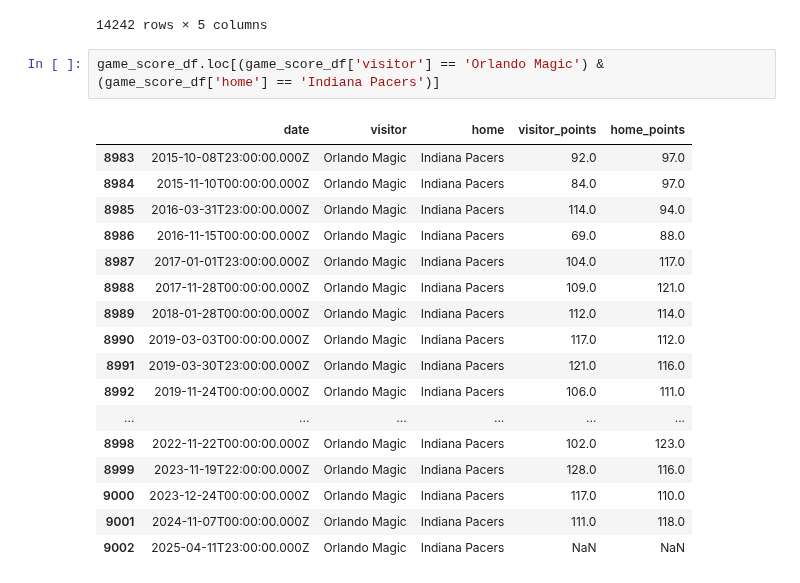
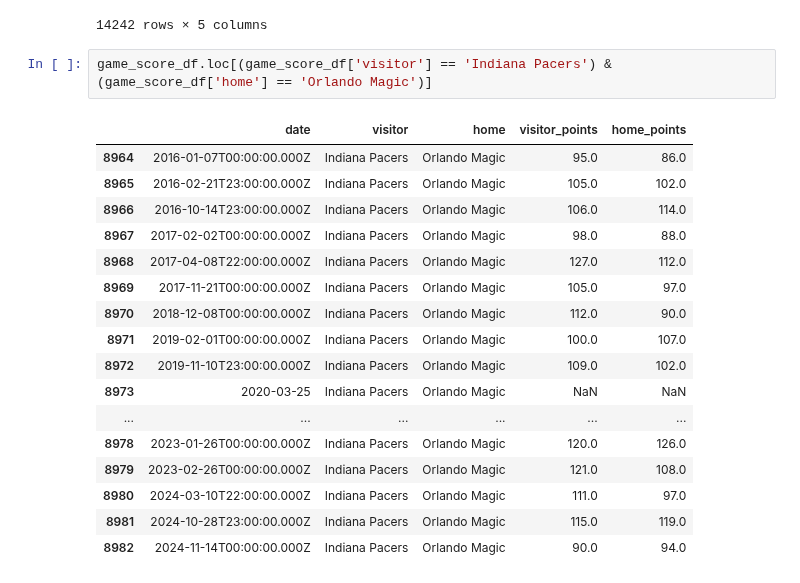
Before and after one commit to VincentGordon-Data-Analyst/nba-api, a Jupyter notebook: API-ETL.ipynb, the cells around one changed output. Drawn from its saved outputs; the diff is of its cells as text.

```diff
--- a/API-ETL.ipynb
+++ b/API-ETL.ipynb
@@ -287,22 +287,22 @@ game_score_df
 | 14241 | 2025-01-24T02:00:00.000Z | Washington Wizards | Utah Jazz | NaN | NaN |
 14242 rows × 5 columns
 # %%
-game_score_df.loc[(game_score_df['visitor'] == 'Orlando Magic') & (game_score_df['home'] == 'Indiana Pacers')]
+game_score_df.loc[(game_score_df['visitor'] == 'Indiana Pacers') & (game_score_df['home'] == 'Orlando Magic')]
 # %% [output]
 |  | date | visitor | home | visitor_points | home_points |
-| 8983 | 2015-10-08T23:00:00.000Z | Orlando Magic | Indiana Pacers | 92.0 | 97.0 |
-| 8984 | 2015-11-10T00:00:00.000Z | Orlando Magic | Indiana Pacers | 84.0 | 97.0 |
-| 8985 | 2016-03-31T23:00:00.000Z | Orlando Magic | Indiana Pacers | 114.0 | 94.0 |
-| 8986 | 2016-11-15T00:00:00.000Z | Orlando Magic | Indiana Pacers | 69.0 | 88.0 |
-| 8987 | 2017-01-01T23:00:00.000Z | Orlando Magic | Indiana Pacers | 104.0 | 117.0 |
-| 8988 | 2017-11-28T00:00:00.000Z | Orlando Magic | Indiana Pacers | 109.0 | 121.0 |
-| 8989 | 2018-01-28T00:00:00.000Z | Orlando Magic | Indiana Pacers | 112.0 | 114.0 |
-| 8990 | 2019-03-03T00:00:00.000Z | Orlando Magic | Indiana Pacers | 117.0 | 112.0 |
-| 8991 | 2019-03-30T23:00:00.000Z | Orlando Magic | Indiana Pacers | 121.0 | 116.0 |
-| 8992 | 2019-11-24T00:00:00.000Z | Orlando Magic | Indiana Pacers | 106.0 | 111.0 |
+| 8964 | 2016-01-07T00:00:00.000Z | Indiana Pacers | Orlando Magic | 95.0 | 86.0 |
+| 8965 | 2016-02-21T23:00:00.000Z | Indiana Pacers | Orlando Magic | 105.0 | 102.0 |
+| 8966 | 2016-10-14T23:00:00.000Z | Indiana Pacers | Orlando Magic | 106.0 | 114.0 |
+| 8967 | 2017-02-02T00:00:00.000Z | Indiana Pacers | Orlando Magic | 98.0 | 88.0 |
+| 8968 | 2017-04-08T22:00:00.000Z | Indiana Pacers | Orlando Magic | 127.0 | 112.0 |
+| 8969 | 2017-11-21T00:00:00.000Z | Indiana Pacers | Orlando Magic | 105.0 | 97.0 |
+| 8970 | 2018-12-08T00:00:00.000Z | Indiana Pacers | Orlando Magic | 112.0 | 90.0 |
+| 8971 | 2019-02-01T00:00:00.000Z | Indiana Pacers | Orlando Magic | 100.0 | 107.0 |
+| 8972 | 2019-11-10T23:00:00.000Z | Indiana Pacers | Orlando Magic | 109.0 | 102.0 |
+| 8973 | 2020-03-25 | Indiana Pacers | Orlando Magic | NaN | NaN |
 | ... | ... | ... | ... | ... | ... |
-| 8998 | 2022-11-22T00:00:00.000Z | Orlando Magic | Indiana Pacers | 102.0 | 123.0 |
-| 8999 | 2023-11-19T22:00:00.000Z | Orlando Magic | Indiana Pacers | 128.0 | 116.0 |
-| 9000 | 2023-12-24T00:00:00.000Z | Orlando Magic | Indiana Pacers | 117.0 | 110.0 |
-| 9001 | 2024-11-07T00:00:00.000Z | Orlando Magic | Indiana Pacers | 111.0 | 118.0 |
-| 9002 | 2025-04-11T23:00:00.000Z | Orlando Magic | Indiana Pacers | NaN | NaN |
+| 8978 | 2023-01-26T00:00:00.000Z | Indiana Pacers | Orlando Magic | 120.0 | 126.0 |
+| 8979 | 2023-02-26T00:00:00.000Z | Indiana Pacers | Orlando Magic | 121.0 | 108.0 |
+| 8980 | 2024-03-10T22:00:00.000Z | Indiana Pacers | Orlando Magic | 111.0 | 97.0 |
+| 8981 | 2024-10-28T23:00:00.000Z | Indiana Pacers | Orlando Magic | 115.0 | 119.0 |
+| 8982 | 2024-11-14T00:00:00.000Z | Indiana Pacers | Orlando Magic | 90.0 | 94.0 |
```
Also changed, not shown: parts of 1 cell of this notebook, 6 other files.
